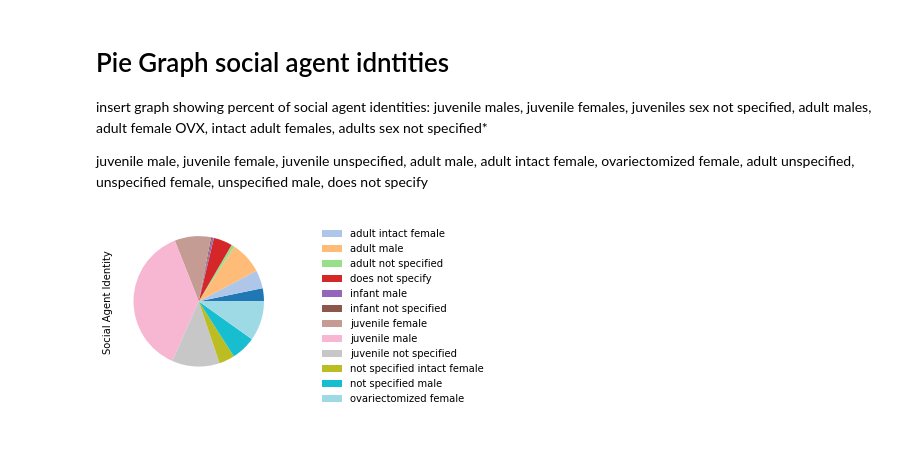
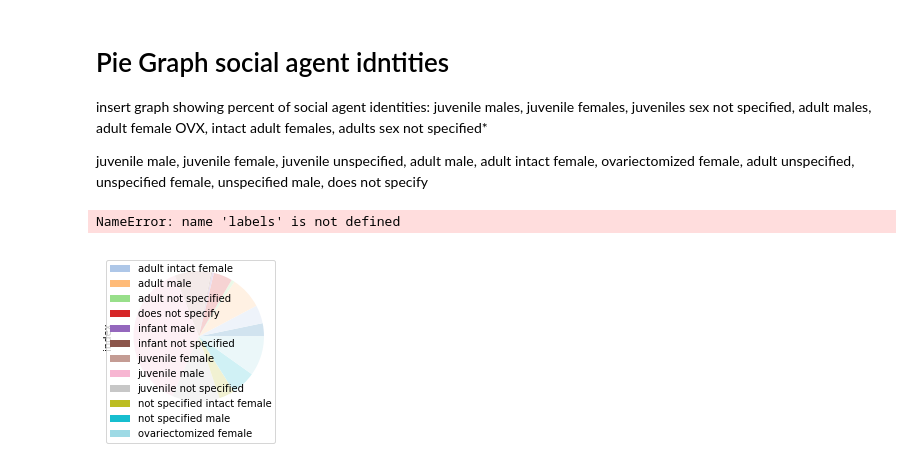
Before and after one commit to padillacoreanolab/literature_review_processing, a Jupyter notebook: results/2022_09_09_literature_review_processing/Graphs for Literature Review.ipynb, the cells around one changed output. Cells and saved outputs as stored; diff of their text form; code cells hidden in the pictures.

```diff
--- a/results/2022_09_09_literature_review_processing/Graphs for Literature Review.ipynb
+++ b/results/2022_09_09_literature_review_processing/Graphs for Literature Review.ipynb
@@ -436,11 +456,15 @@ exploded_survey_df[fixed_column_name]=exploded_survey_df[fixed_column_name].repl
 # %%
 from matplotlib import cm
 exploded_survey_df.groupby([fixed_column_name]).sum().plot(kind='pie',subplots = True, pctdistance=1.4, labeldistance=None,cmap='tab20')
-plt.legend(bbox_to_anchor=(1.2, 1.0),frameon = False) #Moves legend and takes frame off
+plt.legend(labels=labels,bbox_to_anchor=(1.2, 1.0),frameon = False) #Moves legend and takes frame off
 plt.ylabel("Social Agent Identity")
-plt.savefig("./proc/SAIdentity.svg")
+#plt.savefig("./proc/SAIdentity.svg")
+labels = exploded_survey_df.groupby([fixed_column_name])
+#sizes = 100*exploded_survey_df.groupby([fixed_column_name])/exploded_survey_df.groupby([fixed_column_name]).sum()
+#labels = [f'{l}, {s:0.1f}%' for l, s in zip(labels, sizes)]
 # %% [output]
+NameError: name 'labels' is not defined
-[figure, old version]
+[figure, new version]
 # %%
 import random
 plt.rcParams["figure.figsize"] = [7.00, 3.50]
```
Also changed, not shown: parts of 4 cells of this notebook.
